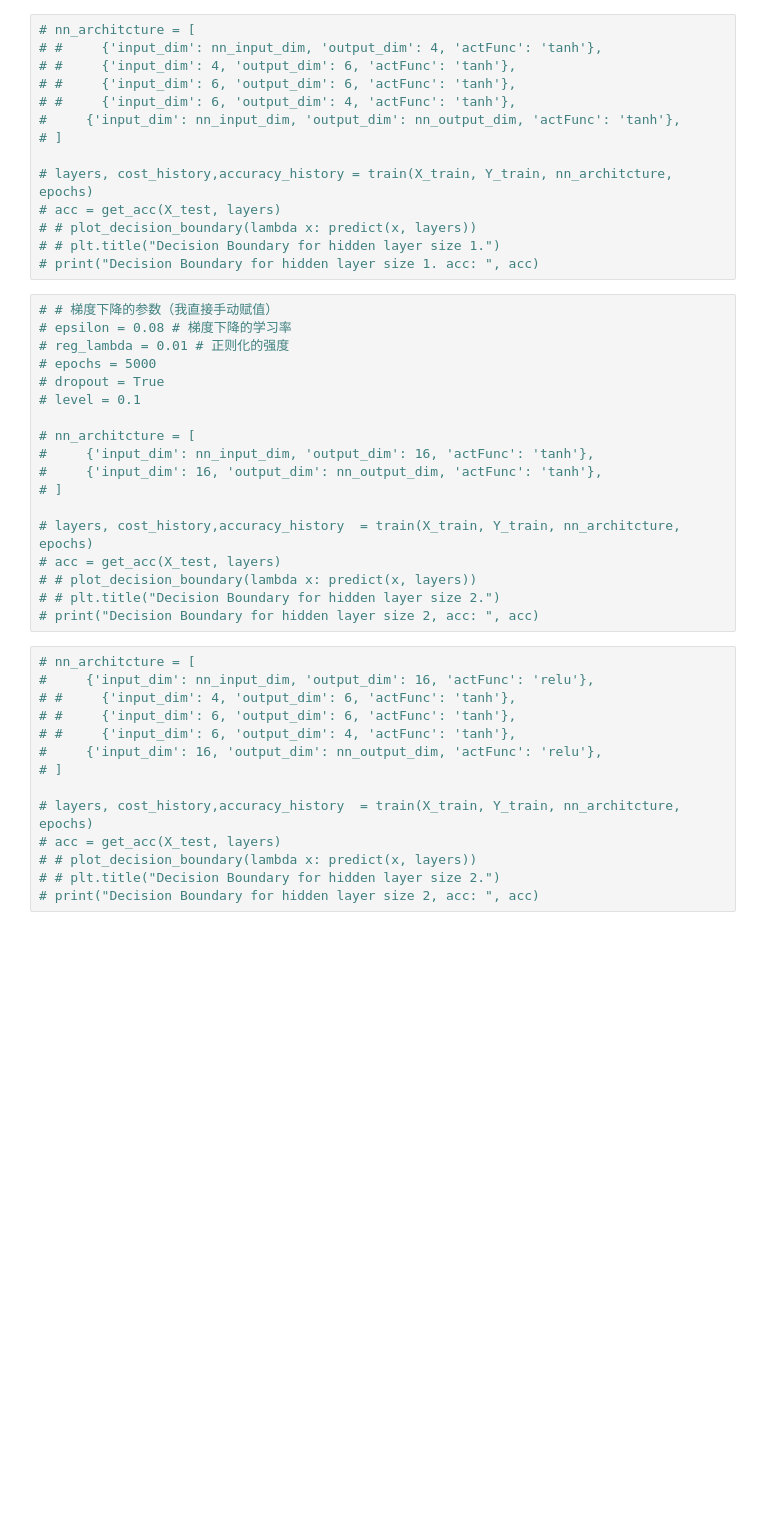
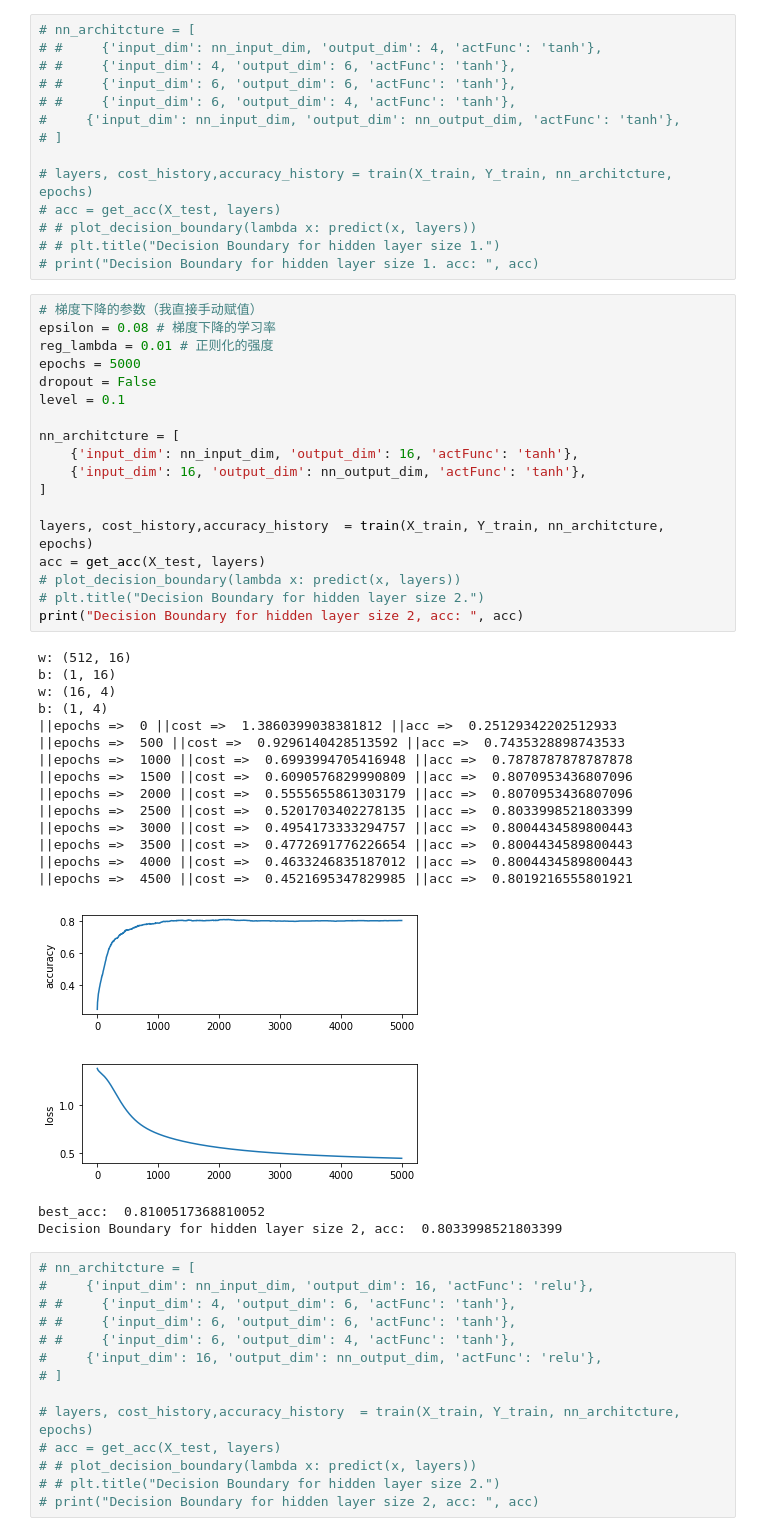
Before and after one commit to Belief997/Class-Machine_Learning, a Jupyter notebook: assignment2/mlp_v1.ipynb, the cells around one changed output. Saved outputs shown, nothing was run; the diff lists cells and outputs as text; blank space fills up the shorter version.

```diff
--- a/assignment2/mlp_v1.ipynb
+++ b/assignment2/mlp_v1.ipynb
@@ -388,23 +388,42 @@ print('输出数量：',nn_output_dim)
 # # plt.title("Decision Boundary for hidden layer size 1.")
 # print("Decision Boundary for hidden layer size 1. acc: ", acc)
 # %%
-# # 梯度下降的参数（我直接手动赋值）
-# epsilon = 0.08 # 梯度下降的学习率
-# reg_lambda = 0.01 # 正则化的强度
-# epochs = 5000
-# dropout = True
-# level = 0.1
+# 梯度下降的参数（我直接手动赋值）
+epsilon = 0.08 # 梯度下降的学习率
+reg_lambda = 0.01 # 正则化的强度
+epochs = 5000
+dropout = False
+level = 0.1
 
-# nn_architcture = [
-#     {'input_dim': nn_input_dim, 'output_dim': 16, 'actFunc': 'tanh'},
-#     {'input_dim': 16, 'output_dim': nn_output_dim, 'actFunc': 'tanh'},
-# ]
+nn_architcture = [
+    {'input_dim': nn_input_dim, 'output_dim': 16, 'actFunc': 'tanh'},
+    {'input_dim': 16, 'output_dim': nn_output_dim, 'actFunc': 'tanh'},
+]
 
-# layers, cost_history,accuracy_history  = train(X_train, Y_train, nn_architcture, epochs)
-# acc = get_acc(X_test, layers)
-# # plot_decision_boundary(lambda x: predict(x, layers))
-# # plt.title("Decision Boundary for hidden layer size 2.")
-# print("Decision Boundary for hidden layer size 2, acc: ", acc)
+layers, cost_history,accuracy_history  = train(X_train, Y_train, nn_architcture, epochs)
+acc = get_acc(X_test, layers)
+# plot_decision_boundary(lambda x: predict(x, layers))
+# plt.title("Decision Boundary for hidden layer size 2.")
+print("Decision Boundary for hidden layer size 2, acc: ", acc)
+# %% [output]
+w: (512, 16)
+b: (1, 16)
+w: (16, 4)
+b: (1, 4)
+||epochs =>  0 ||cost =>  1.3860399038381812 ||acc =>  0.25129342202512933
+||epochs =>  500 ||cost =>  0.9296140428513592 ||acc =>  0.7435328898743533
+||epochs =>  1000 ||cost =>  0.6993994705416948 ||acc =>  0.7878787878787878
+||epochs =>  1500 ||cost =>  0.6090576829990809 ||acc =>  0.8070953436807096
+||epochs =>  2000 ||cost =>  0.5555655861303179 ||acc =>  0.8070953436807096
+||epochs =>  2500 ||cost =>  0.5201703402278135 ||acc =>  0.8033998521803399
+||epochs =>  3000 ||cost =>  0.4954173333294757 ||acc =>  0.8004434589800443
+||epochs =>  3500 ||cost =>  0.4772691776226654 ||acc =>  0.8004434589800443
+||epochs =>  4000 ||cost =>  0.4633246835187012 ||acc =>  0.8004434589800443
+||epochs =>  4500 ||cost =>  0.4521695347829985 ||acc =>  0.8019216555801921
+[figure, added]
+[figure, added]
+best_acc:  0.8100517368810052
+Decision Boundary for hidden layer size 2, acc:  0.8033998521803399
 # %%
 # nn_architcture = [
 #     {'input_dim': nn_input_dim, 'output_dim': 16, 'actFunc': 'relu'},
```
Also changed, not shown: parts of 9 cells of this notebook.
